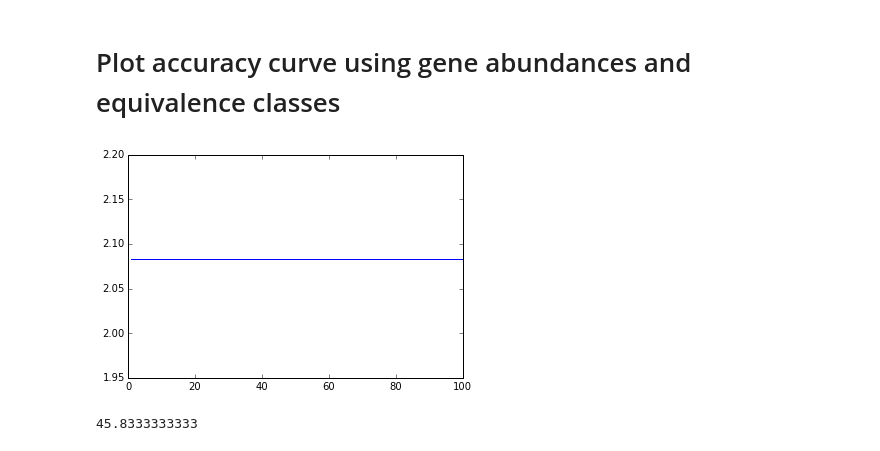
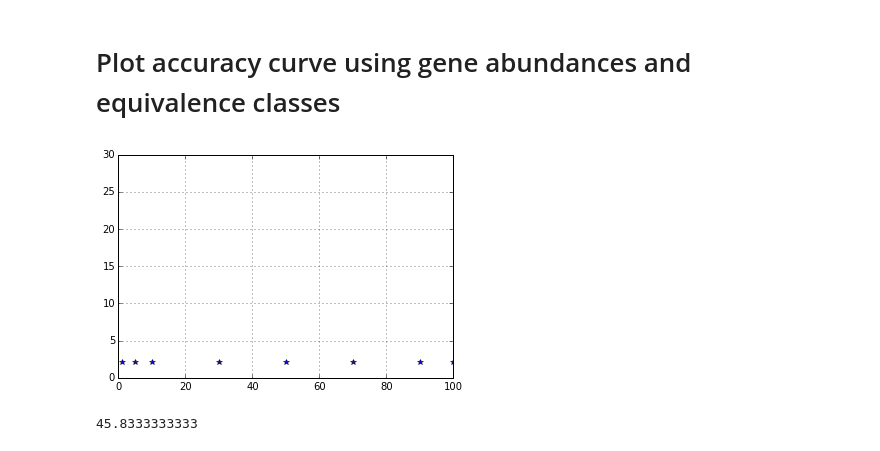
Before and after one commit to govinda-kamath/clustering_on_transcript_compatibility_counts, a Jupyter notebook: JZ_Zeisel_clusters.ipynb, the cells around one changed output. Drawn from its saved outputs; the diff is of its cells as text; code cells hidden in the pictures.

Commit message:
accuracy using transcripts vs. equivalence classes plot

```diff
--- a/JZ_Zeisel_clusters.ipynb
+++ b/JZ_Zeisel_clusters.ipynb
@@ -215,25 +205,25 @@ def tru_plot9(X,labels,tru_color,name_of_clustID):
 # %%
 # Load EC data
 with open('/data/SS_RNA_seq/Code/sparse_eq_class.dat', 'rb') as infile:
-    X_ec = pickle.load(infile)
+    Xec = pickle.load(infile)
 with open('/data/SS_RNA_seq/Code/pairwise_jensen_shannon_divergence.dat', 'rb') as infile:
-    D_ec = pickle.load(infile)
+    Dec = pickle.load(infile)
 
 # Load gene expression data
 with open('/data/SS_RNA_seq/Code/Zeisel_pairwise_gene_expression.dat','rb') as infile:
-    X_gene = pickle.load(infile)
+    Xg = pickle.load(infile)
 with open('/data/SS_RNA_seq/Code/pairwise_jensen_shannon_gene_expression3', 'rb') as infile:
-    D_gene = pickle.load(infile)
+    Dg = pickle.load(infile)
 
 # Load truth labels
 truth_9 = np.loadtxt('/data/SS_RNA_seq/Code/clustering_on_reads/Zeisel_metadata/cell_group_num_3005.txt',dtype=str)
 truth_47 = np.loadtxt('/data/SS_RNA_seq/Code/clustering_on_reads/Zeisel_metadata/cell_subclass_3005.txt',dtype=str)
 
 # Sanity check
-print np.shape(X_ec)
-print np.shape(D_ec)
-print np.shape(X_gene)
-print np.shape(D_gene)
+print np.shape(Xec)
+print np.shape(Dec)
+print np.shape(Xg)
+print np.shape(Dg)
 print np.shape(truth_9)
 print np.unique(truth_9)
 print np.shape(truth_47)
@@ -272,5 +262,5 @@ def truncate_data(labels,subsets,X,D):
 # Select desired labels (put label names in "subsets")
 subsets = ['3','4']
 labels = truth_9
-Xt_ec,  Dt_ec,  Lt_ec   = truncate_data(labels,subsets,X_ec,D_ec)
-Xt_gene,Dt_gene,Lt_gene = truncate_data(np.sort(labels),subsets,X_gene,D_gene)
+Xt_ec,  Dt_ec,  Lt_ec   = truncate_data(labels,subsets,Xec,Dec)
+Xt_gene,Dt_gene,Lt_gene = truncate_data(np.sort(labels),subsets,Xg,Dg)
@@ -409,10 +423,12 @@ a,b,c = jz_analyse_labeling_schemes(Lt_ec,spect_labels_ec)
 scores_ec.append(a)
 # %%
 %matplotlib inline
-plt.plot([1,5,10,30,50,70,90,100],scores_ec)
+plt.plot([1,5,10,30,50,70,90,100],scores_ec,'*')
+plt.grid()
+plt.ylim(0,30)
 plt.show()
 # %% [output]
-[figure, old version]
+[figure, new version]
 # %%
 # Spectral clustering on subsampled gene abundance matrix
 labels_s = jz_spectral(gene_abundances,len(subsets),D_gene)
```
Also changed, not shown: parts of 10 cells of this notebook.
